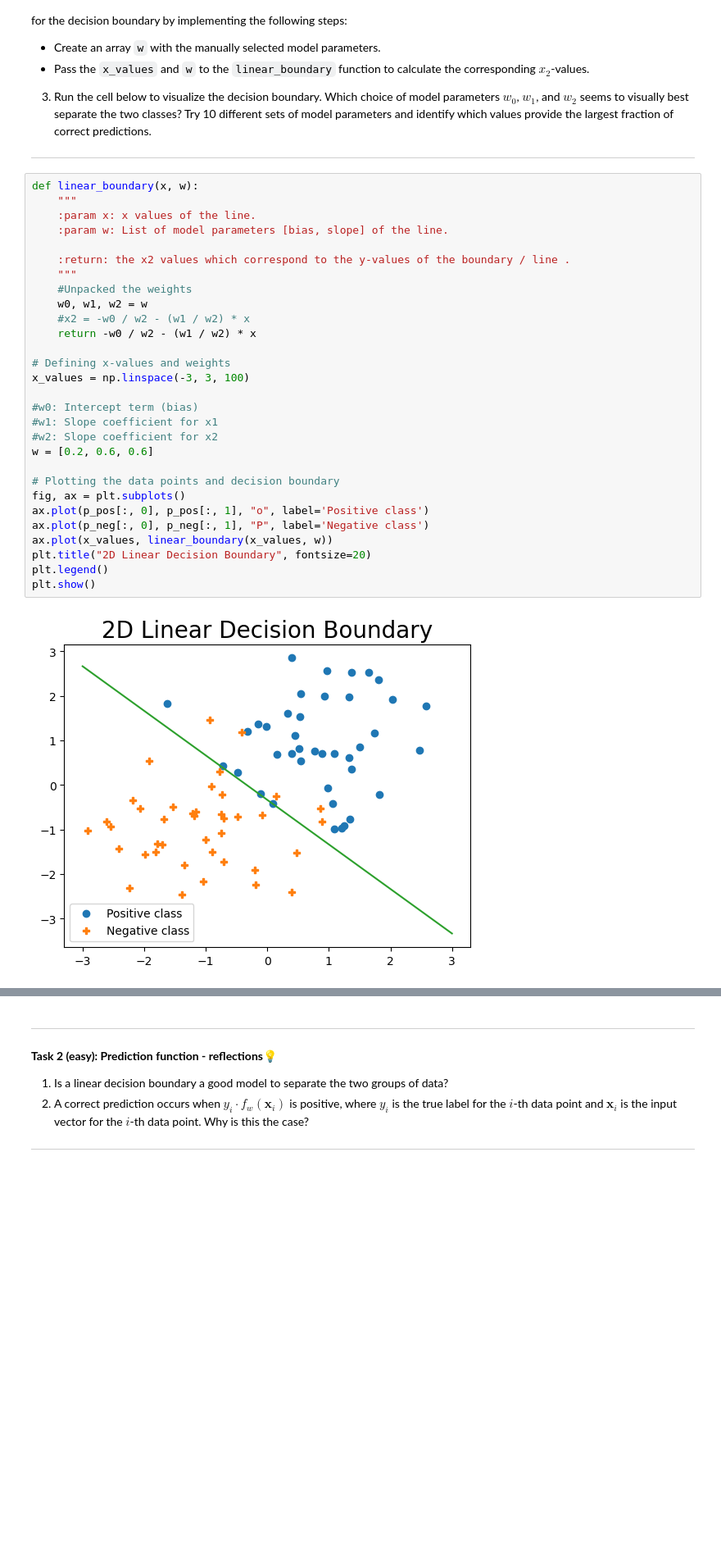
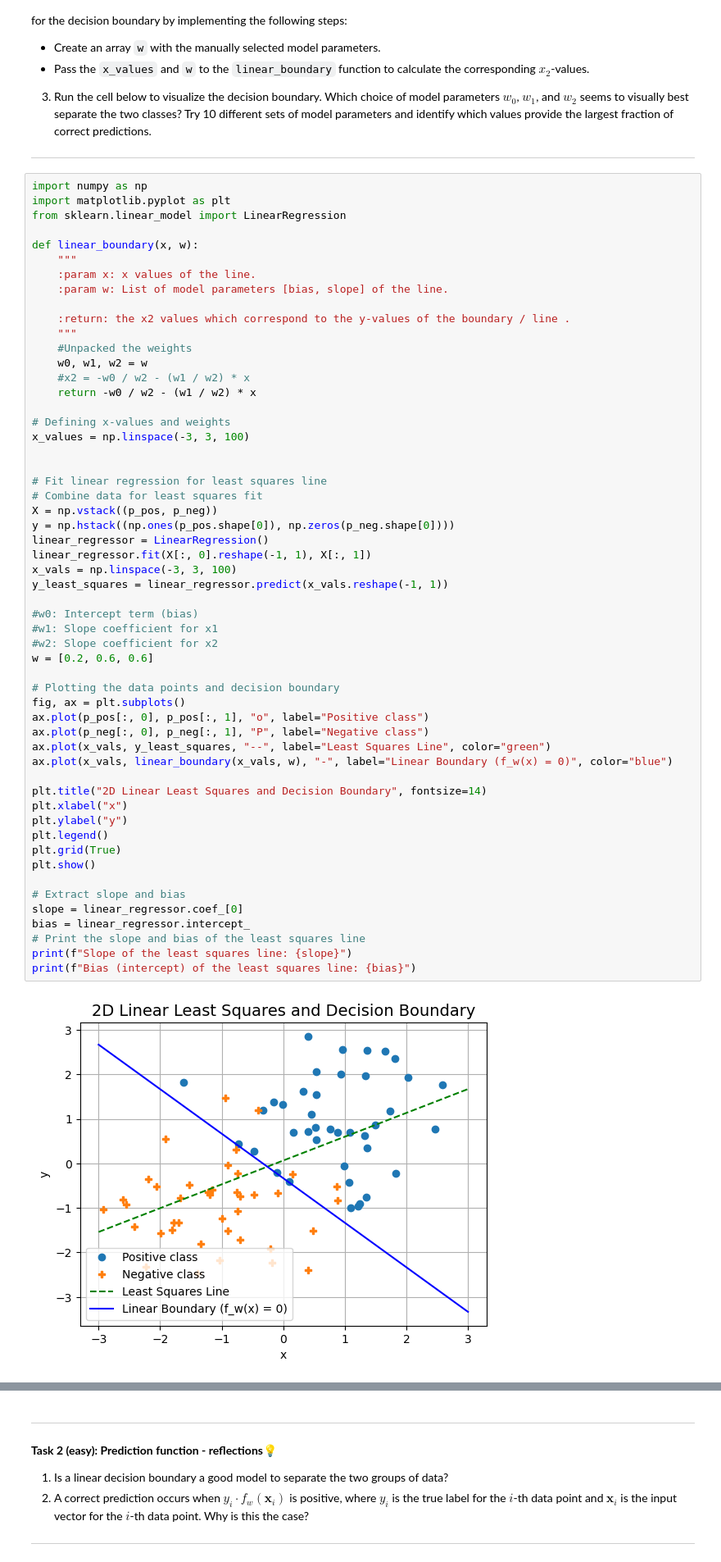
Before and after one commit to Grumlebob/MachineLearning2024, a Jupyter notebook: Exercises/vscode/W09/01-decision.ipynb, the cells around one changed output, grey strips where cells are left out. Shown at 82% size. Cells and saved outputs as stored; diff of their text form; blank space fills up the shorter version.

```diff
--- a/Exercises/vscode/W09/01-decision.ipynb
+++ b/Exercises/vscode/W09/01-decision.ipynb
@@ -128,33 +128,59 @@ $$
 
 ---
 # %%
+import numpy as np
+import matplotlib.pyplot as plt
+from sklearn.linear_model import LinearRegression
+
 def linear_boundary(x, w):
     """
     :param x: x values of the line.
     :param w: List of model parameters [bias, slope] of the line.
 
     :return: the x2 values which correspond to the y-values of the boundary / line .
     """
     #Unpacked the weights
     w0, w1, w2 = w
     #x2 = -w0 / w2 - (w1 / w2) * x
     return -w0 / w2 - (w1 / w2) * x
 
 # Defining x-values and weights
 x_values = np.linspace(-3, 3, 100)
 
+
+# Fit linear regression for least squares line
+# Combine data for least squares fit
+X = np.vstack((p_pos, p_neg))
+y = np.hstack((np.ones(p_pos.shape[0]), np.zeros(p_neg.shape[0])))
+linear_regressor = LinearRegression()
+linear_regressor.fit(X[:, 0].reshape(-1, 1), X[:, 1])
+x_vals = np.linspace(-3, 3, 100)
+y_least_squares = linear_regressor.predict(x_vals.reshape(-1, 1))
+
 #w0: Intercept term (bias)
 #w1: Slope coefficient for x1
 #w2: Slope coefficient for x2
 w = [0.2, 0.6, 0.6]
 
 # Plotting the data points and decision boundary
 fig, ax = plt.subplots()
-ax.plot(p_pos[:, 0], p_pos[:, 1], "o", label='Positive class')
-ax.plot(p_neg[:, 0], p_neg[:, 1], "P", label='Negative class')
-ax.plot(x_values, linear_boundary(x_values, w))
-plt.title("2D Linear Decision Boundary", fontsize=20)
+ax.plot(p_pos[:, 0], p_pos[:, 1], "o", label="Positive class")
+ax.plot(p_neg[:, 0], p_neg[:, 1], "P", label="Negative class")
+ax.plot(x_vals, y_least_squares, "--", label="Least Squares Line", color="green")
+ax.plot(x_vals, linear_boundary(x_vals, w), "-", label="Linear Boundary (f_w(x) = 0)", color="blue")
+
+plt.title("2D Linear Least Squares and Decision Boundary", fontsize=14)
+plt.xlabel("x")
+plt.ylabel("y")
 plt.legend()
+plt.grid(True)
 plt.show()
+
+# Extract slope and bias
+slope = linear_regressor.coef_[0]
+bias = linear_regressor.intercept_
+# Print the slope and bias of the least squares line
+print(f"Slope of the least squares line: {slope}")
+print(f"Bias (intercept) of the least squares line: {bias}")
 # %% [output]
-[figure, old version]
+[figure, new version]
```
Also changed, not shown: parts of 4 cells of this notebook, 5 other files.
